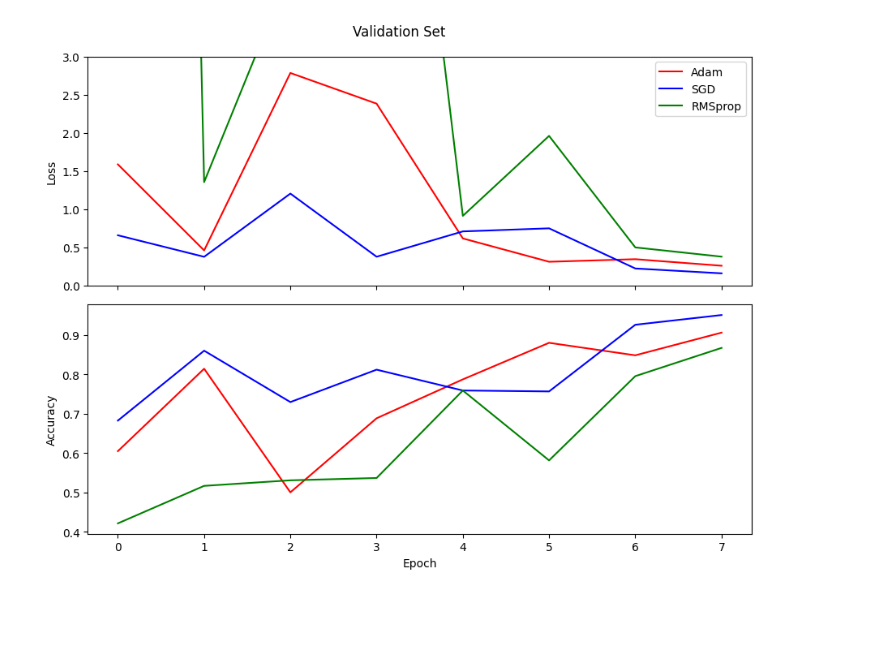
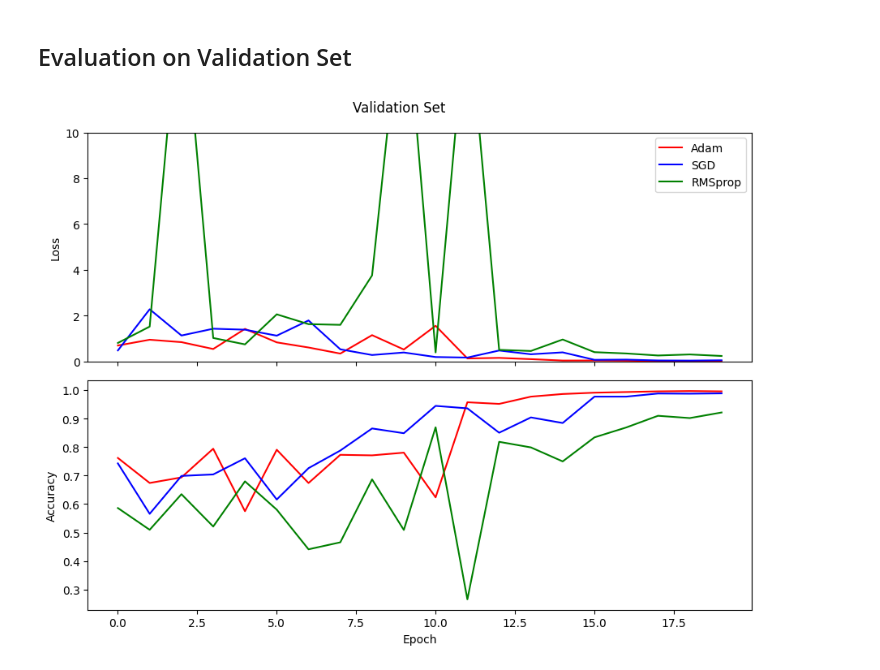
Before and after one commit to lfenzo/dummy-satellite-image-classification, a Jupyter notebook: model_training.ipynb, the cells around one changed output. Cells and saved outputs as stored; diff of their text form; code cells hidden in the pictures; blank space fills up the shorter version.

```diff
--- a/model_training.ipynb
+++ b/model_training.ipynb
@@ -16,7 +18,7 @@ from src.modelling.resnet_model import ResNet
 # %%
 DATA_DIR = "./data/"
-BATCH_SIZE = 10
-EPOCHS = 8
+BATCH_SIZE = 32
+EPOCHS = 20
 MAX_LR = 0.01
 GRAD_CLIP = 0.1
 WEIGHT_DECAY = 1e-4
@@ -80,9 +86,5 @@ for opt_name, optimizer in opts.items():
     )
 
     mutils.evaluate_model(model=model, loader=test_loader)
-
-    model_date = datetime.now().strftime("%Y-%m-%d-%H:%M:%S")
-    model_file = f"resnet_{opt_name}_{model_date}.pth"
-    model = model.to(torch.device("cpu"))
-    torch.save(model.state_dict(), os.path.join('models', model_file))
+    mutils.save_model_to_directory(model=model, directory='models', opt_name=opt_name)
 # %% [output]
@@ -102,28 +154,30 @@ Epoch [2] | lr: 0.00986 | train loss: 0.7965 | valid loss: 1.2038 | accuracy: 0.
+# %% [markdown]
+## Evaluation on Validation Set
 # %%
 import matplotlib.pyplot as plt
 
 fig, axs = plt.subplots(2, 1, figsize=(9, 7), dpi=100, sharex=True)
 
 colors = {
     'Adam': 'red',
     'SGD': 'blue',
     'RMSprop': 'green',
 }
 
 for opt_name in ['Adam', 'SGD', 'RMSprop']:
     valid_losses = [d['valid_loss'] for d in opts[opt_name]['history']]
     valid_accuracy = [d['valid_accuracy'] for d in opts[opt_name]['history']]
     axs[0].plot(valid_losses, color=colors[opt_name], label=opt_name)
     axs[1].plot(valid_accuracy, color=colors[opt_name], label=opt_name)
 
 axs[0].set_ylabel('Loss')
 axs[0].legend(loc='upper right')
-axs[0].set_ylim(0, 3)
+axs[0].set_ylim(0, 10)
 axs[1].set_ylabel('Accuracy')
 axs[1].set_xlabel('Epoch')
 
 fig.suptitle('Validation Set')
 fig.tight_layout()
 fig.savefig('./images/learning_curves.png', bbox_inches='tight')
 # %% [output]
-[figure, old version]
+[figure, new version]
```
Also changed, not shown: parts of 4 cells of this notebook, 1 other file.
